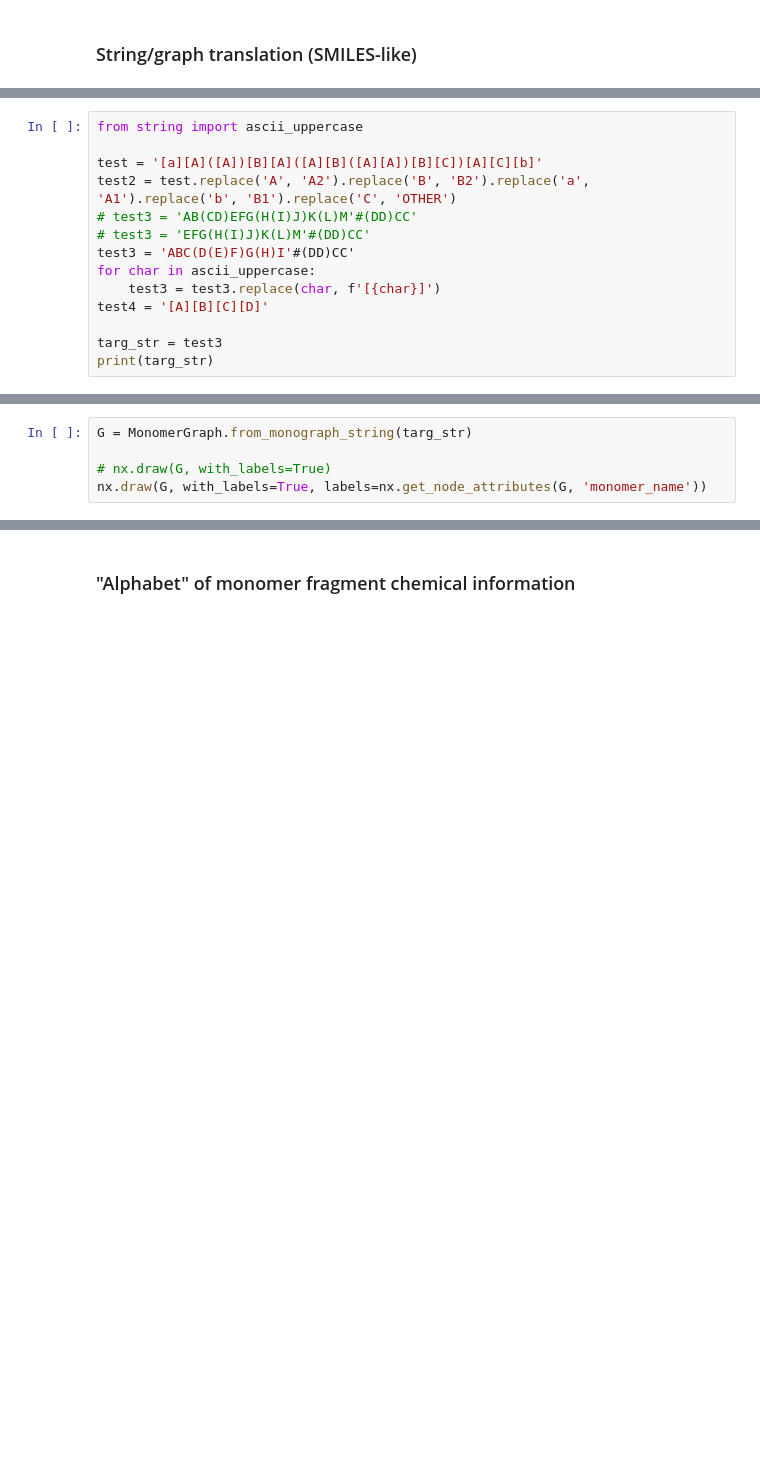
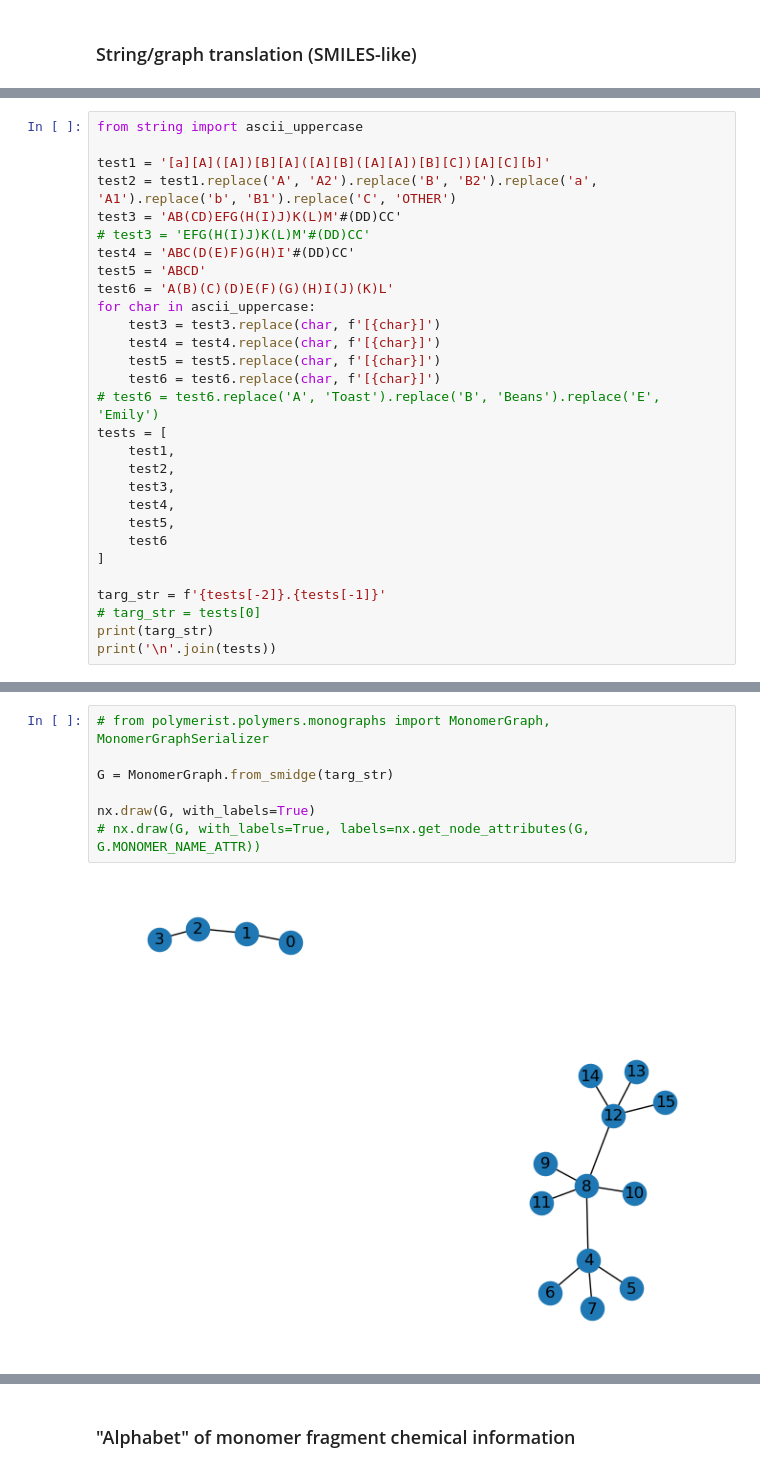
Before and after one commit to timbernat/polymer_workbench, a Jupyter notebook: new_feature_dev.ipynb, the cells around one changed output, grey strips where cells are left out. Drawn from its saved outputs; the diff is of its cells as text; blank space fills up the shorter version.

Commit message:
Testing of monomer graphs, fragment info, and their compositions

```diff
--- a/new_feature_dev.ipynb
+++ b/new_feature_dev.ipynb
@@ -105,14 +194,29 @@ class MonomerGraph(nx.Graph):
 # %%
 from string import ascii_uppercase
 
-test = '[a][A]([A])[B][A]([A][B]([A][A])[B][C])[A][C][b]'
-test2 = test.replace('A', 'A2').replace('B', 'B2').replace('a', 'A1').replace('b', 'B1').replace('C', 'OTHER')
-# test3 = 'AB(CD)EFG(H(I)J)K(L)M'#(DD)CC'
+test1 = '[a][A]([A])[B][A]([A][B]([A][A])[B][C])[A][C][b]'
+test2 = test1.replace('A', 'A2').replace('B', 'B2').replace('a', 'A1').replace('b', 'B1').replace('C', 'OTHER')
+test3 = 'AB(CD)EFG(H(I)J)K(L)M'#(DD)CC'
 # test3 = 'EFG(H(I)J)K(L)M'#(DD)CC'
-test3 = 'ABC(D(E)F)G(H)I'#(DD)CC'
+test4 = 'ABC(D(E)F)G(H)I'#(DD)CC'
+test5 = 'ABCD'
+test6 = 'A(B)(C)(D)E(F)(G)(H)I(J)(K)L'
 for char in ascii_uppercase:
     test3 = test3.replace(char, f'[{char}]')
-test4 = '[A][B][C][D]'
+    test4 = test4.replace(char, f'[{char}]')
+    test5 = test5.replace(char, f'[{char}]')
+    test6 = test6.replace(char, f'[{char}]')
+# test6 = test6.replace('A', 'Toast').replace('B', 'Beans').replace('E', 'Emily')
+tests = [
+    test1,
+    test2,
+    test3,
+    test4,
+    test5,
+    test6
+]
 
-targ_str = test3
+targ_str = f'{tests[-2]}.{tests[-1]}'
+# targ_str = tests[0]
 print(targ_str)
+print('\n'.join(tests))
@@ -119,6 +231,10 @@ print(targ_str)
 # %%
-G = MonomerGraph.from_monograph_string(targ_str)
+# from polymerist.polymers.monographs import MonomerGraph, MonomerGraphSerializer
 
-# nx.draw(G, with_labels=True)
-nx.draw(G, with_labels=True, labels=nx.get_node_attributes(G, 'monomer_name'))
+G = MonomerGraph.from_smidge(targ_str)
+
+nx.draw(G, with_labels=True)
+# nx.draw(G, with_labels=True, labels=nx.get_node_attributes(G, G.MONOMER_NAME_ATTR))
+# %% [output]
+[figure, added]
 # %%
```
Also changed, not shown: parts of 16 cells of this notebook.
